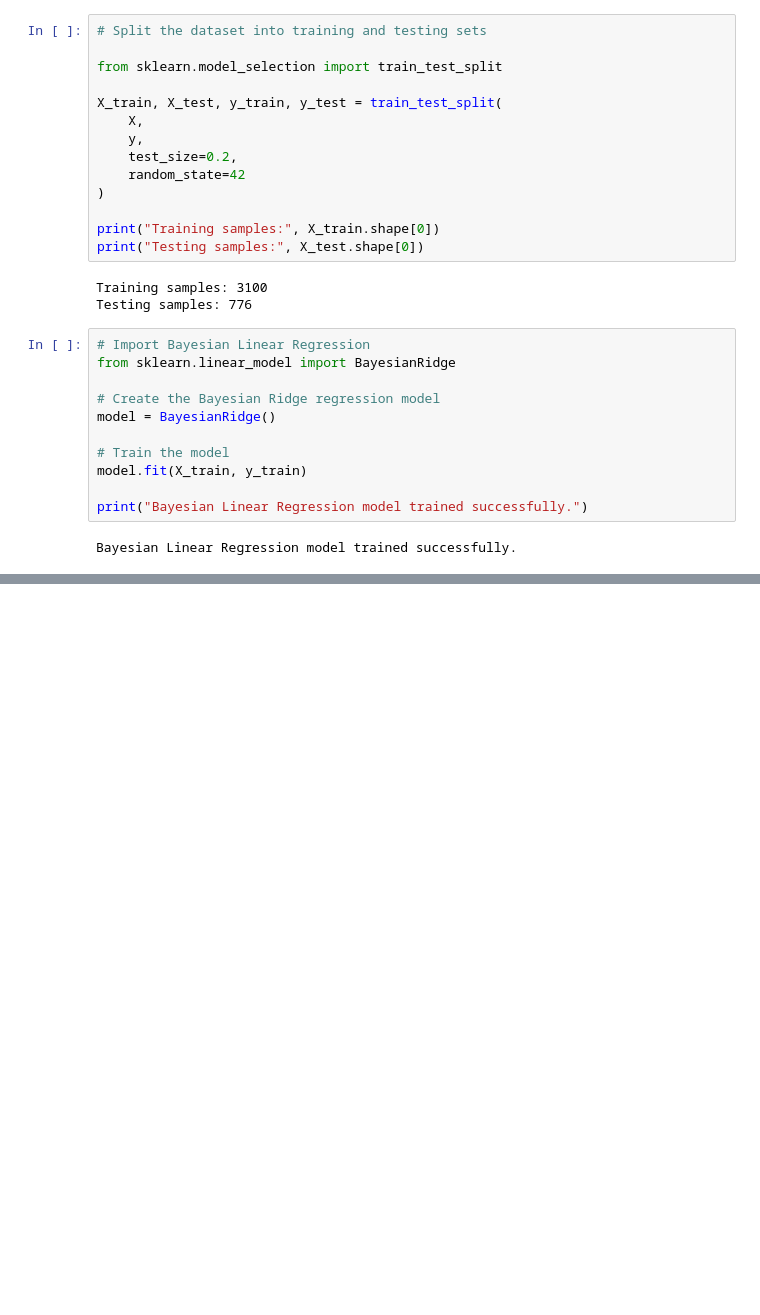
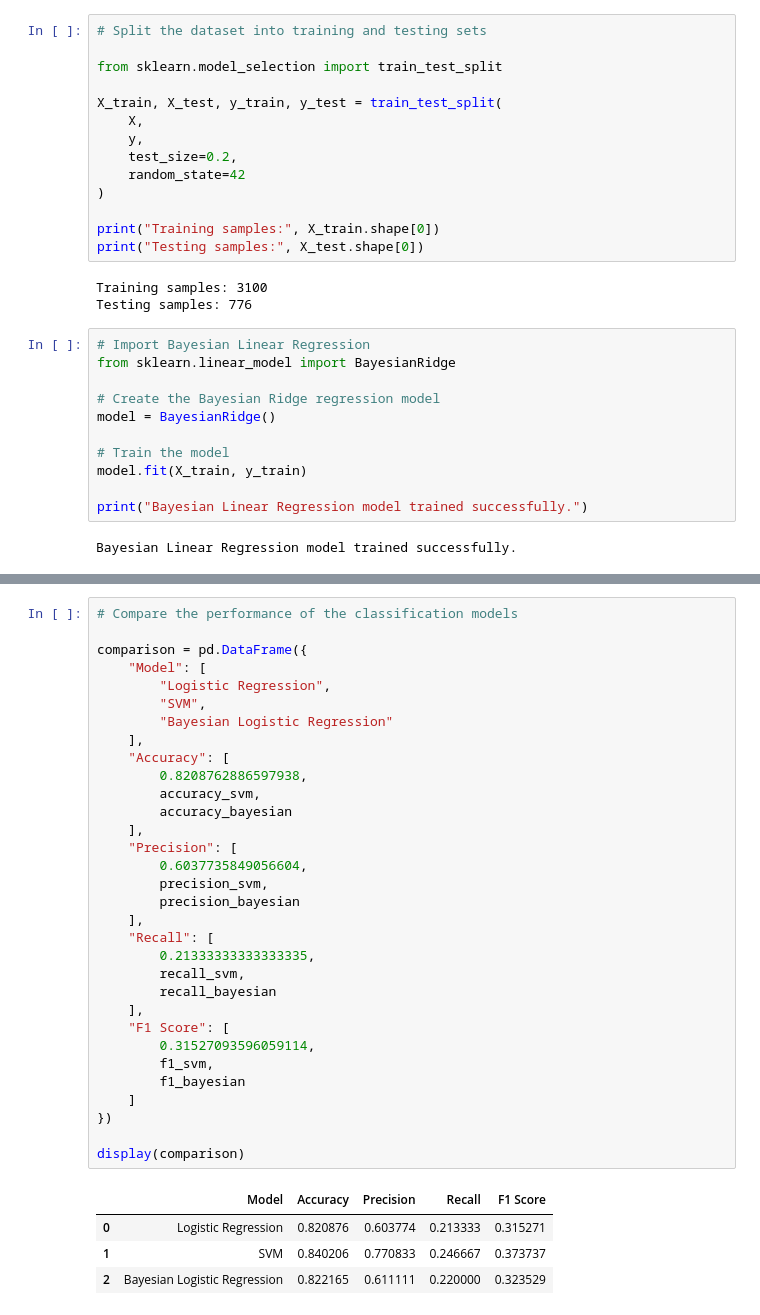
Before and after one commit to saltyyboii/landslide-risk-assessment, a Jupyter notebook: Mountain_Hazard_Review_2.ipynb, the cells around one changed output, grey strips where cells are left out. Saved outputs shown, nothing was run; the diff lists cells and outputs as text; blank space fills up the shorter version.

```diff
--- a/Mountain_Hazard_Review_2.ipynb
+++ b/Mountain_Hazard_Review_2.ipynb
@@ -585,0 +971,37 @@ Bayesian Linear Regression model trained successfully.
+# %%
+# Compare the performance of the classification models
+
+comparison = pd.DataFrame({
+    "Model": [
+        "Logistic Regression",
+        "SVM",
+        "Bayesian Logistic Regression"
+    ],
+    "Accuracy": [
+        0.8208762886597938,
+        accuracy_svm,
+        accuracy_bayesian
+    ],
+    "Precision": [
+        0.6037735849056604,
+        precision_svm,
+        precision_bayesian
+    ],
+    "Recall": [
+        0.21333333333333335,
+        recall_svm,
+        recall_bayesian
+    ],
+    "F1 Score": [
+        0.31527093596059114,
+        f1_svm,
+        f1_bayesian
+    ]
+})
+
+display(comparison)
+# %% [output]
+|  | Model | Accuracy | Precision | Recall | F1 Score |
+| 0 | Logistic Regression | 0.820876 | 0.603774 | 0.213333 | 0.315271 |
+| 1 | SVM | 0.840206 | 0.770833 | 0.246667 | 0.373737 |
+| 2 | Bayesian Logistic Regression | 0.822165 | 0.611111 | 0.220000 | 0.323529 |
```
Also changed, not shown: parts of 19 cells of this notebook.
